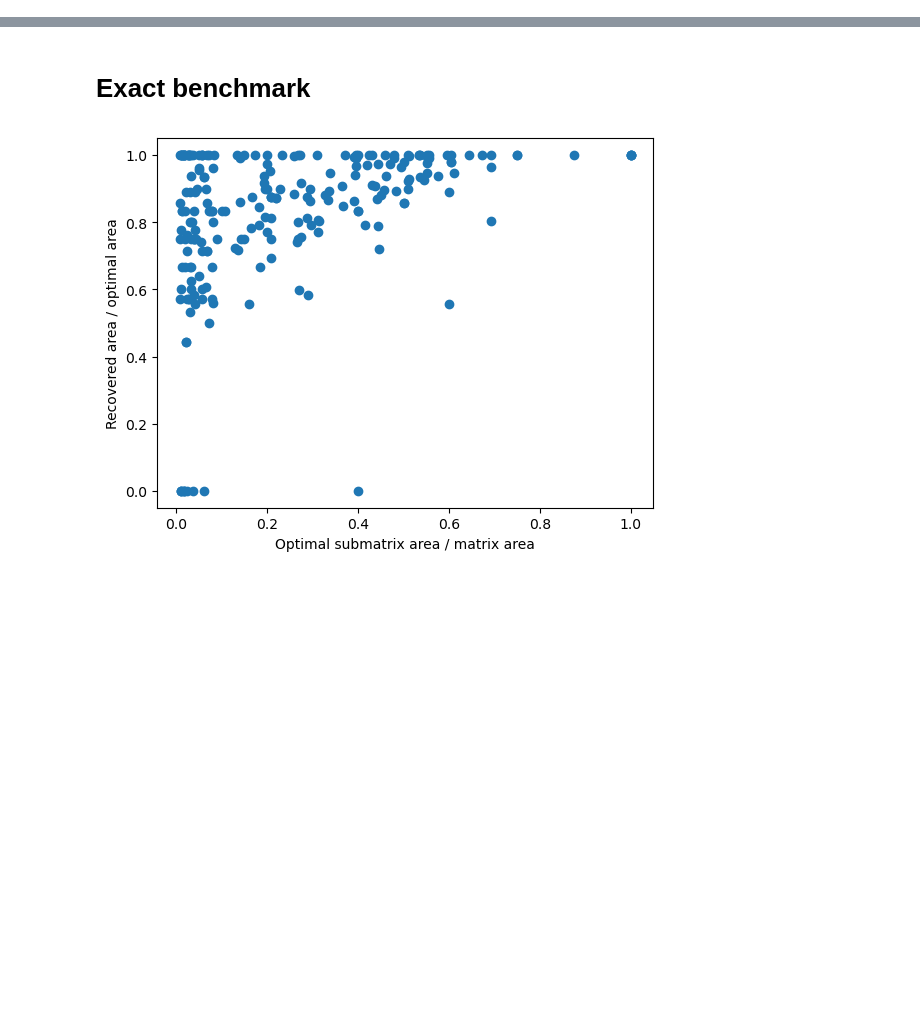
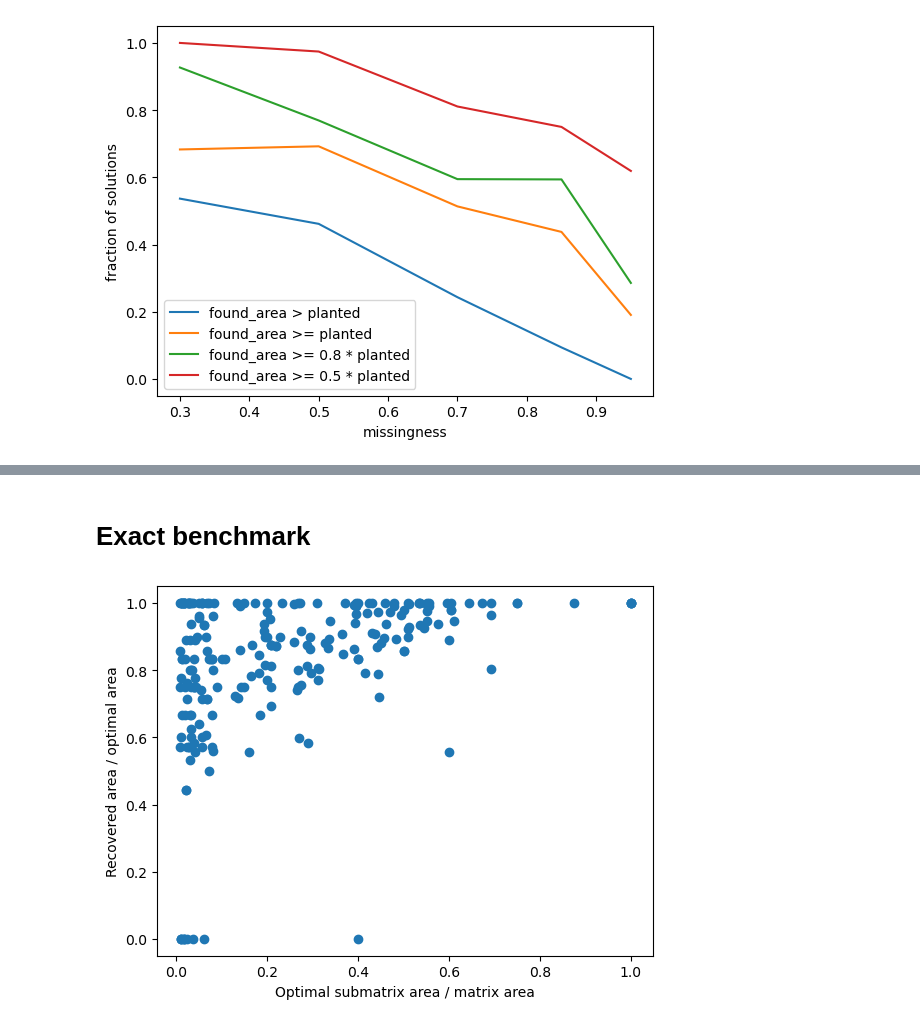
Before and after one commit to reebme/rabbit-holes, a Jupyter notebook: notebooks/01_complete_submatrix.ipynb, the cells around one changed output, grey strips where cells are left out. Cells and saved outputs as stored; diff of their text form; code cells hidden in the pictures; blank space fills up the shorter version.

```diff
--- a/notebooks/01_complete_submatrix.ipynb
+++ b/notebooks/01_complete_submatrix.ipynb
@@ -299,0 +333,11 @@ plt.plot(iter_info[32]["eff_lr"])
+# %%
+plt.plot(summary_by_missingness['missingness'], summary_by_missingness['frac_g_planted'], label='found_area > planted')
+plt.plot(summary_by_missingness['missingness'], summary_by_missingness['frac_ge_planted'], label='found_area >= planted')
+plt.plot(summary_by_missingness['missingness'], summary_by_missingness['frac_ge_08_planted'], label='found_area >= 0.8 * planted')
+plt.plot(summary_by_missingness['missingness'], summary_by_missingness['frac_ge_05_planted'], label='found_area >= 0.5 * planted')
+plt.xlabel("missingness")
+plt.ylabel("fraction of solutions")
+plt.legend()
+plt.show()
+# %% [output]
+[figure, added]
```
Also changed, not shown: parts of 21 cells of this notebook.
